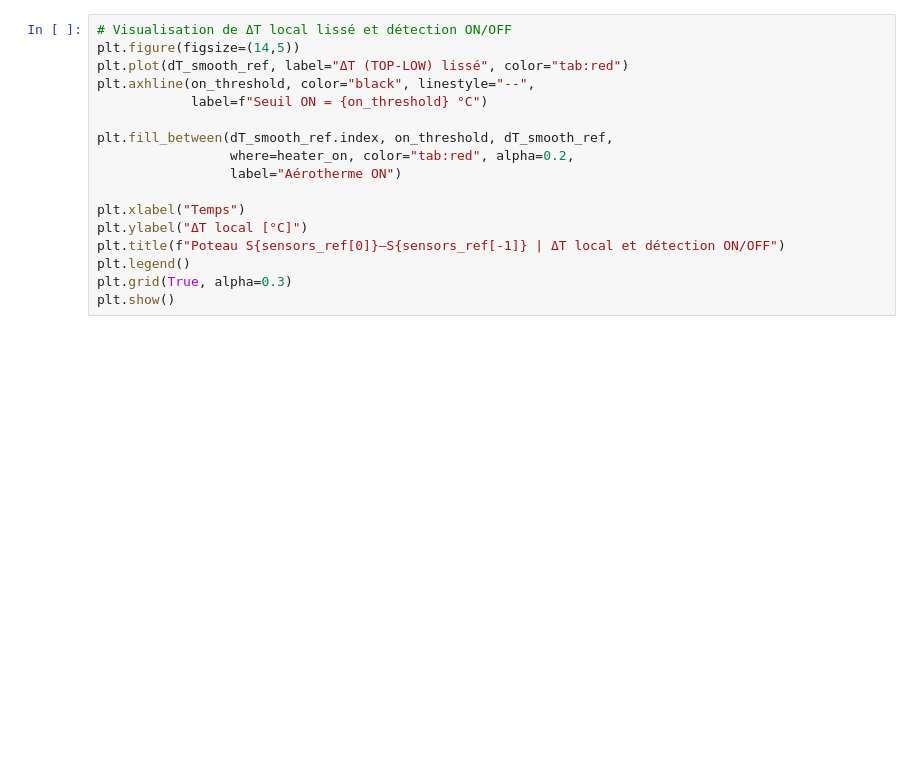
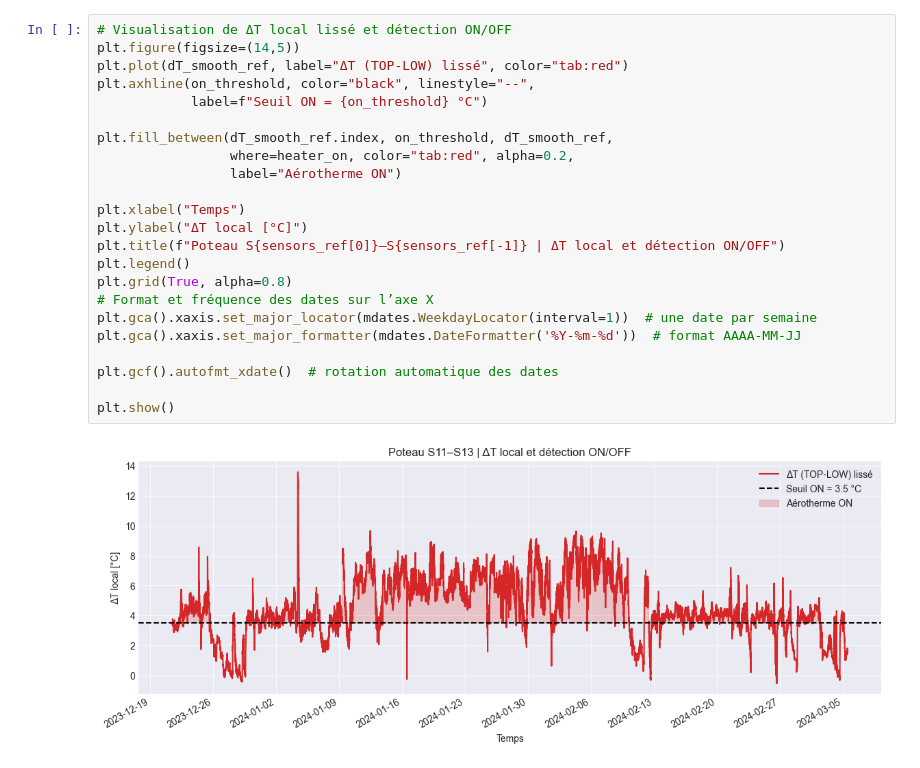
Before and after one commit to simont14/Analyse_donnees_TT, a Jupyter notebook: notebooks/heater_on_off.ipynb, the cells around one changed output. Saved outputs shown, nothing was run; the diff lists cells and outputs as text; blank space fills up the shorter version.

```diff
--- a/notebooks/heater_on_off.ipynb
+++ b/notebooks/heater_on_off.ipynb
@@ -110,20 +177,28 @@ for zone_name, zone_sensors in zones.items():
 # %%
 # Visualisation de ΔT local lissé et détection ON/OFF
 plt.figure(figsize=(14,5))
 plt.plot(dT_smooth_ref, label="ΔT (TOP-LOW) lissé", color="tab:red")
 plt.axhline(on_threshold, color="black", linestyle="--",
             label=f"Seuil ON = {on_threshold} °C")
 
 plt.fill_between(dT_smooth_ref.index, on_threshold, dT_smooth_ref,
                  where=heater_on, color="tab:red", alpha=0.2,
                  label="Aérotherme ON")
 
 plt.xlabel("Temps")
 plt.ylabel("ΔT local [°C]")
 plt.title(f"Poteau S{sensors_ref[0]}–S{sensors_ref[-1]} | ΔT local et détection ON/OFF")
 plt.legend()
-plt.grid(True, alpha=0.3)
+plt.grid(True, alpha=0.8)
+# Format et fréquence des dates sur l’axe X
+plt.gca().xaxis.set_major_locator(mdates.WeekdayLocator(interval=1))  # une date par semaine
+plt.gca().xaxis.set_major_formatter(mdates.DateFormatter('%Y-%m-%d'))  # format AAAA-MM-JJ
+
+plt.gcf().autofmt_xdate()  # rotation automatique des dates
+
 plt.show()
+# %% [output]
+[figure, added]
 # %%
 #Pourcentage du temps ON en fonction de T_ext et autres infos
 
```
Also changed, not shown: parts of 12 cells of this notebook, 2 other files.
